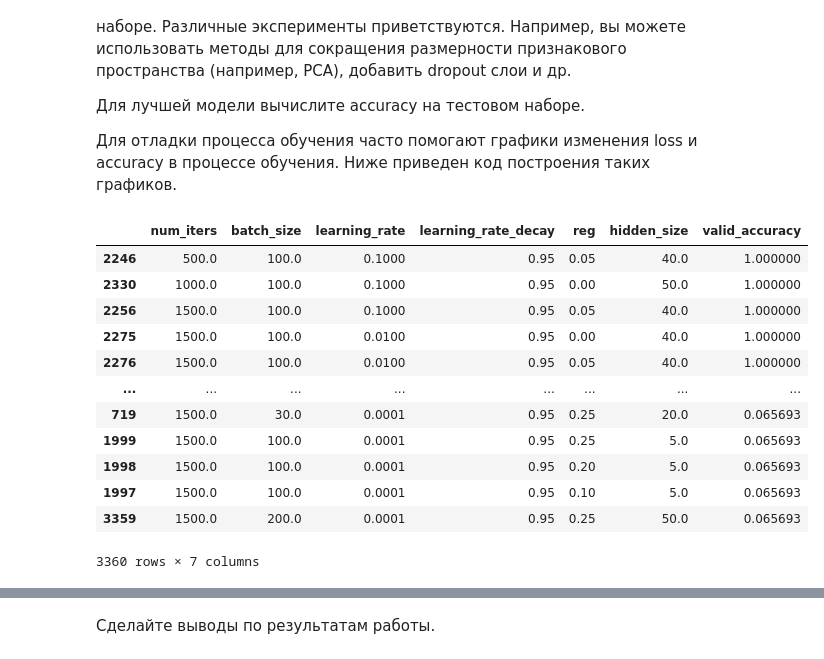
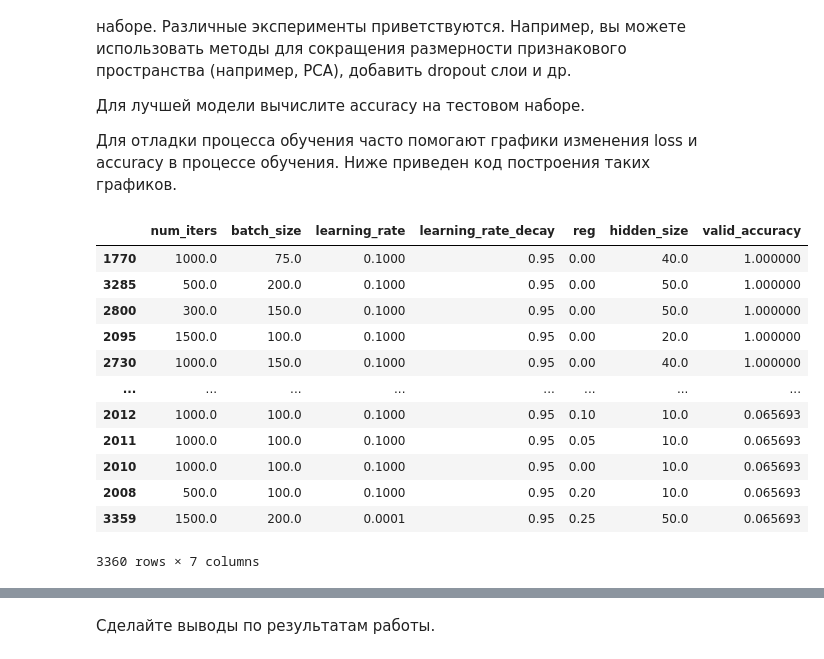
Before and after one commit to garrigar/NN_DL_Labs, a Jupyter notebook: lab_2_6231_Gabbasov.ipynb, the cells around one changed output, grey strips where cells are left out. Drawn from its saved outputs; the diff is of its cells as text; code cells hidden in the pictures.

```diff
--- a/lab_2_6231_Gabbasov.ipynb
+++ b/lab_2_6231_Gabbasov.ipynb
@@ -226,15 +226,15 @@ plt.show()
  5.38461538e-03 2.02000000e+00]
 [figure]
 # %%
-X_train -= mean_image
-X_val -= mean_image
-X_test -= mean_image
-X_dev -= mean_image
-
-X_train = np.hstack([X_train, np.ones((X_train.shape[0], 1))])
-X_val = np.hstack([X_val, np.ones((X_val.shape[0], 1))])
-X_test = np.hstack([X_test, np.ones((X_test.shape[0], 1))])
-X_dev = np.hstack([X_dev, np.ones((X_dev.shape[0], 1))])
+# X_train -= mean_image
+# X_val -= mean_image
+# X_test -= mean_image
+# X_dev -= mean_image
+#
+# X_train = np.hstack([X_train, np.ones((X_train.shape[0], 1))])
+# X_val = np.hstack([X_val, np.ones((X_val.shape[0], 1))])
+# X_test = np.hstack([X_test, np.ones((X_test.shape[0], 1))])
+# X_dev = np.hstack([X_dev, np.ones((X_dev.shape[0], 1))])
 
 X_train = np.concatenate((X_train, X_dev), axis=0)
 y_train = np.concatenate((y_train, y_dev), axis=0)
@@ -245,6 +245,6 @@ print(X_train.shape, X_val.shape, X_test.shape, X_dev.shape)
 # %%
 # input_size = 32 * 32 * 3
-input_size = 8 * 8 * 1 + 1
+input_size = 8 * 8 * 1 #+ 1
 hidden_size = 50
 num_classes = 10
 net = TwoLayerNet(input_size, hidden_size, num_classes)
@@ -293,11 +293,13 @@ df_params_sets = pd.DataFrame(columns=list(params.keys())+['valid_accuracy'])
 
 stats_arr = []
 
+models_arr = []
+
 k = 0
 for param_set in tqdm(ParameterGrid(params)):
     # print(f'Iteration {k}')
 
-    input_size = 8 * 8 * 1 + 1
+    input_size = 8 * 8 * 1 #+ 1
     hidden_size = param_set['hidden_size']
     num_classes = 10
     net = TwoLayerNet(input_size, hidden_size, num_classes)
@@ -308,6 +310,7 @@ for param_set in tqdm(ParameterGrid(params)):
                 reg=param_set['reg'], verbose=False)
 
     stats_arr.append(stats)
+    models_arr.append(net)
 
     val_acc = (net.predict(X_val) == y_val).mean()
     # print('Validation accuracy: ', val_acc)
@@ -316,18 +319,19 @@ for param_set in tqdm(ParameterGrid(params)):
 
     k += 1
 # %%
-df_params_sets.sort_values(by=['valid_accuracy'], ascending=False)
+df_sorted = df_params_sets.sort_values(by=['valid_accuracy'], ascending=False)
+df_sorted
 # %% [output]
 |  | num_iters | batch_size | learning_rate | learning_rate_decay | reg | hidden_size | valid_accuracy |
-| 2246 | 500.0 | 100.0 | 0.1000 | 0.95 | 0.05 | 40.0 | 1.000000 |
-| 2330 | 1000.0 | 100.0 | 0.1000 | 0.95 | 0.00 | 50.0 | 1.000000 |
-| 2256 | 1500.0 | 100.0 | 0.1000 | 0.95 | 0.05 | 40.0 | 1.000000 |
-| 2275 | 1500.0 | 100.0 | 0.0100 | 0.95 | 0.00 | 40.0 | 1.000000 |
-| 2276 | 1500.0 | 100.0 | 0.0100 | 0.95 | 0.05 | 40.0 | 1.000000 |
+| 1770 | 1000.0 | 75.0 | 0.1000 | 0.95 | 0.00 | 40.0 | 1.000000 |
+| 3285 | 500.0 | 200.0 | 0.1000 | 0.95 | 0.00 | 50.0 | 1.000000 |
+| 2800 | 300.0 | 150.0 | 0.1000 | 0.95 | 0.00 | 50.0 | 1.000000 |
+| 2095 | 1500.0 | 100.0 | 0.1000 | 0.95 | 0.00 | 20.0 | 1.000000 |
+| 2730 | 1000.0 | 150.0 | 0.1000 | 0.95 | 0.00 | 40.0 | 1.000000 |
 | ... | ... | ... | ... | ... | ... | ... | ... |
-| 719 | 1500.0 | 30.0 | 0.0001 | 0.95 | 0.25 | 20.0 | 0.065693 |
-| 1999 | 1500.0 | 100.0 | 0.0001 | 0.95 | 0.25 | 5.0 | 0.065693 |
-| 1998 | 1500.0 | 100.0 | 0.0001 | 0.95 | 0.20 | 5.0 | 0.065693 |
-| 1997 | 1500.0 | 100.0 | 0.0001 | 0.95 | 0.10 | 5.0 | 0.065693 |
+| 2012 | 1000.0 | 100.0 | 0.1000 | 0.95 | 0.10 | 10.0 | 0.065693 |
+| 2011 | 1000.0 | 100.0 | 0.1000 | 0.95 | 0.05 | 10.0 | 0.065693 |
+| 2010 | 1000.0 | 100.0 | 0.1000 | 0.95 | 0.00 | 10.0 | 0.065693 |
+| 2008 | 500.0 | 100.0 | 0.1000 | 0.95 | 0.20 | 10.0 | 0.065693 |
 | 3359 | 1500.0 | 200.0 | 0.0001 | 0.95 | 0.25 | 50.0 | 0.065693 |
 3360 rows × 7 columns
```
Also changed, not shown: parts of 12 cells of this notebook.
